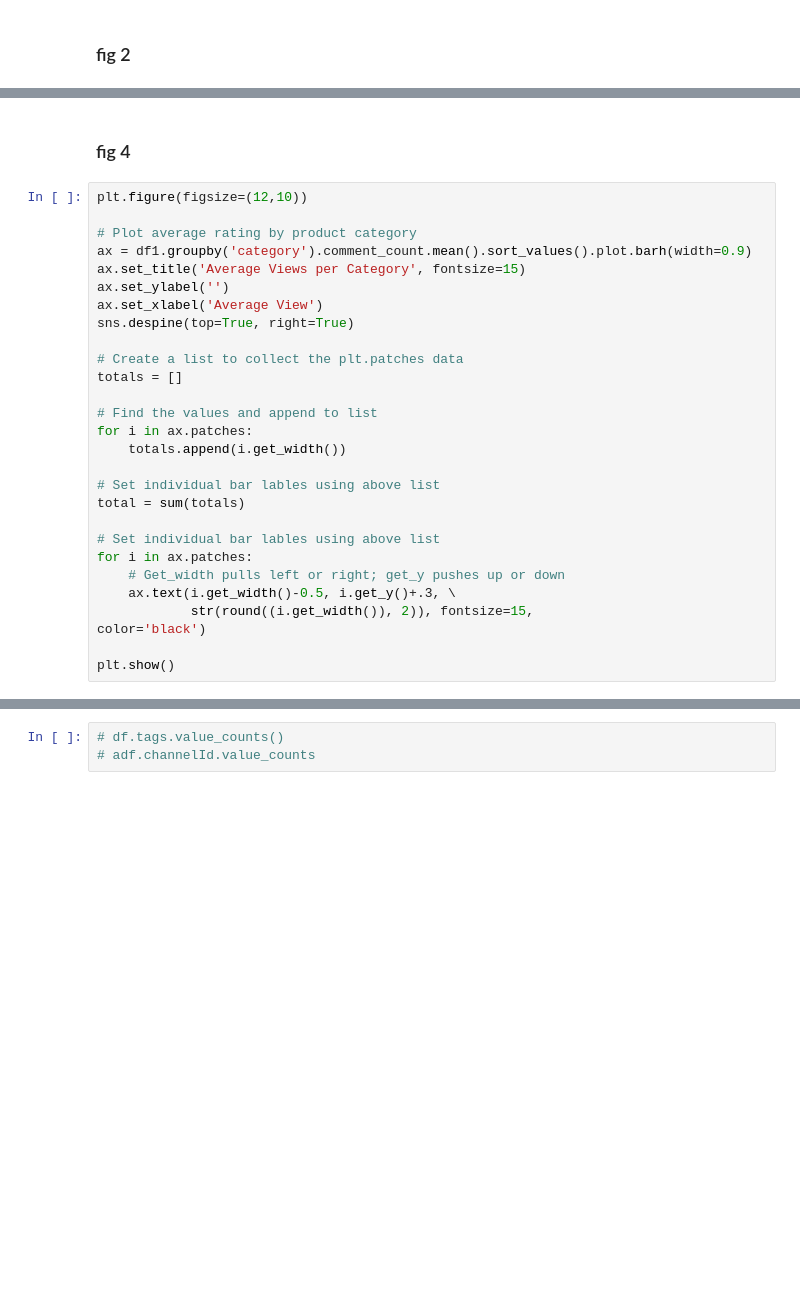
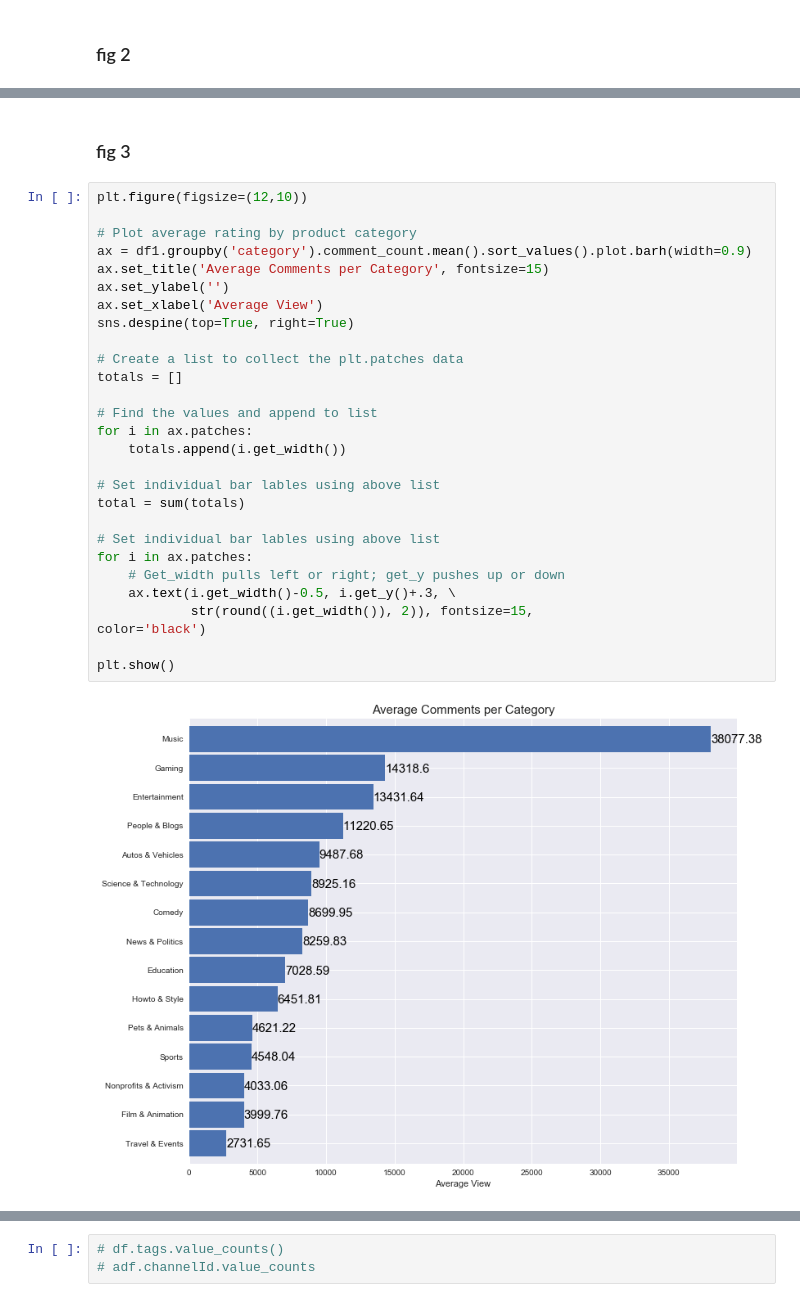
Before and after one commit to manny-p/youtube-trending-data, a Jupyter notebook: src/eda.ipynb, the cells around one changed output, grey strips where cells are left out. Saved outputs shown, nothing was run; the diff lists cells and outputs as text; blank space fills up the shorter version.

Commit message:
add bar and correlation heatmap

```diff
--- a/src/eda.ipynb
+++ b/src/eda.ipynb
@@ -306,30 +348,32 @@ plt.show()
-# %% [markdown]
-### fig 4
+# %% [markdown]
+### fig 3
 # %%
 plt.figure(figsize=(12,10))
 
 # Plot average rating by product category
 ax = df1.groupby('category').comment_count.mean().sort_values().plot.barh(width=0.9)
-ax.set_title('Average Views per Category', fontsize=15)
+ax.set_title('Average Comments per Category', fontsize=15)
 ax.set_ylabel('')
 ax.set_xlabel('Average View')
 sns.despine(top=True, right=True)
 
 # Create a list to collect the plt.patches data
 totals = []
 
 # Find the values and append to list
 for i in ax.patches:
     totals.append(i.get_width())
 
 # Set individual bar lables using above list
 total = sum(totals)
 
 # Set individual bar lables using above list
 for i in ax.patches:
     # Get_width pulls left or right; get_y pushes up or down
     ax.text(i.get_width()-0.5, i.get_y()+.3, \
             str(round((i.get_width()), 2)), fontsize=15,
 color='black')
 
 plt.show()
+# %% [output]
+[figure, added]
```
Also changed, not shown: parts of 30 cells of this notebook.
